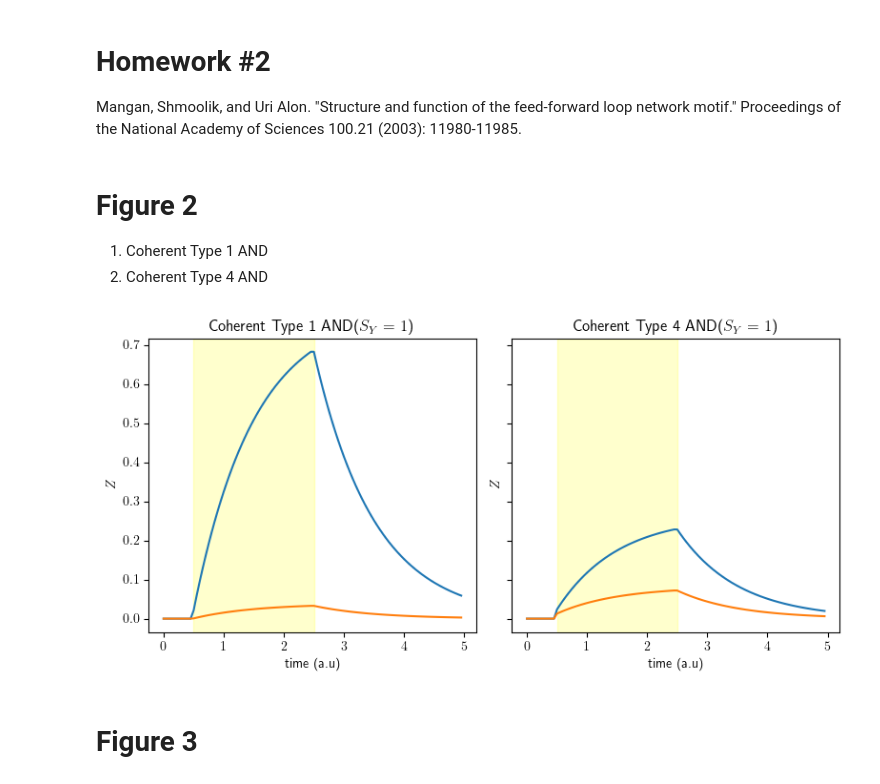
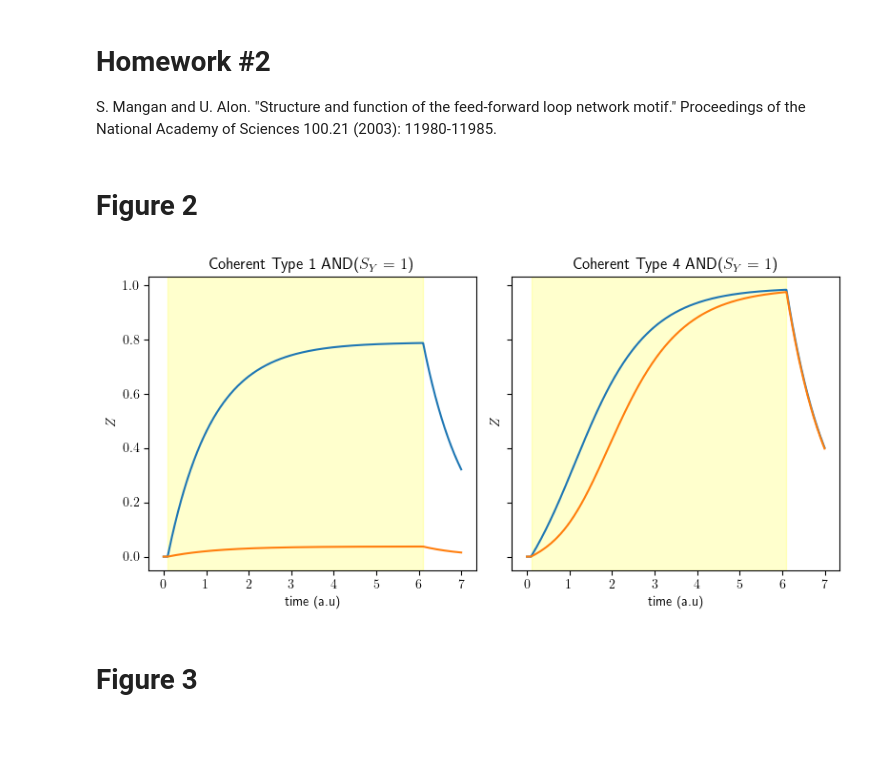
Before and after one commit to akshaysanjeevk/SysBio-course, a Jupyter notebook: HW-1-2-FFL/hw2-submission.ipynb, the cells around one changed output. Drawn from its saved outputs; the diff is of its cells as text; code cells hidden in the pictures; blank space fills up the shorter version.

```diff
--- a/HW-1-2-FFL/hw2-submission.ipynb
+++ b/HW-1-2-FFL/hw2-submission.ipynb
@@ -7,10 +7,6 @@ from scipy.integrate import odeint
 plt.rcParams['text.usetex'] =  True
 # %% [markdown]
 # Homework #2
-Mangan, Shmoolik, and Uri Alon. "Structure and function of the feed-forward loop network motif." Proceedings of the National Academy of Sciences 100.21 (2003): 11980-11985.
+S. Mangan and U. Alon. "Structure and function of the feed-forward loop network motif." Proceedings of the National Academy of Sciences 100.21 (2003): 11980-11985.
-# %% [markdown]
-
-# Figure 2
-
-1. Coherent Type 1 AND
-2. Coherent Type 4 AND
+# %% [markdown]
+# Figure 2
@@ -17,6 +36,7 @@ Mangan, Shmoolik, and Uri Alon. "Structure and function of the feed-forward loop
 # %%
 
 %run utilfns.py
+
 fig2a = {
     'header':'Coherent Type 1 AND($S_Y=1$)',
     'gate':'AND',
@@ -25,58 +45,61 @@ fig2a = {
     'regYZ':'act',
     'H':2,
     'Kxz':.1,
-    'Kyz':5,
+    'Kyz': None,
     'Kxy':.1,
     'By':0,
     'Bz':0,
     'Cy':1,
     'Cz':1,
     'Ay':1,
     'Az':1,
-    'tTotal': 5,
-    'xWidth': 2,
-    'yWidth': 5,
+    'dt':0.005,
+    'start_time':.1,
+    'tTotal': 7,
+    'xWidth': 6,
+    'yWidth': 7,
 }
 fig2b = {
     'header':'Coherent Type 4 AND($S_Y=1$)',
     'gate': 'AND',
     'regXY':'rep',
     'regXZ':'act',
     'regYZ':'rep',
     'H': 2,
     'Kxy': 0.1,
     'Kxz': 0.1,
-    'Kyz': [.6,.3],
-    'By': 0,
-    'Cy': 1,
-    'Ay': 1,
-    'Bz': 0,
-    'Cz': 1,
-    'Az': 1,  # or 'OR'
-    'tTotal': 5,
-    'xWidth': 2,
-    'yWidth': 5,
+    'Kyz': None,
+    'By':0,
+    'Bz':0,
+    'Cy':1,
+    'Cz':1,
+    'Ay':1,
+    'Az':1,
+    'dt':0.005,
+    'start_time':.1,
+    'tTotal': 7,
+    'xWidth': 6,
+    'yWidth': 7,
 }
 
 
 fig2, ax2 = plt.subplots(1, 2, figsize=(8,4), sharey=True)
+Kyz_a = [.5, 5]
+for i in Kyz_a:
+    fig2a['Kyz'] = i
+    subplotGenr(fig2a, [1, 0], ax2[0])
 
-fig2a['Kyz'] = 0.5
-subplotGenr(fig2a, [0, 0], ax2[0])
+Kyz_b = [.6,.3]
 
-fig2a['Kyz'] = 5
-subplotGenr(fig2a, [0, 0], ax2[0])
-
-fig2b['Kyz'] = 0.6
-subplotGenr(fig2b, [0, 0], ax2[1])
-fig2b['Kyz'] = 0.3
-subplotGenr(fig2b, [0, 0], ax2[1])
+for kyzb_i in Kyz_b:
+    fig2b['Kyz'] = kyzb_i
+    subplotGenr(fig2b, [1, 0], ax2[1])
 
 plt.tight_layout()
-plt.savefig('fig2.png', dpi=450)
+# plt.savefig('fig2.png', dpi=450)
 plt.show()
 # %% [output]
-[figure, old version]
+[figure, new version]
 # %% [markdown]
 # Figure 3
 # %%
```
Also changed, not shown: parts of 5 cells of this notebook, 8 other files.
